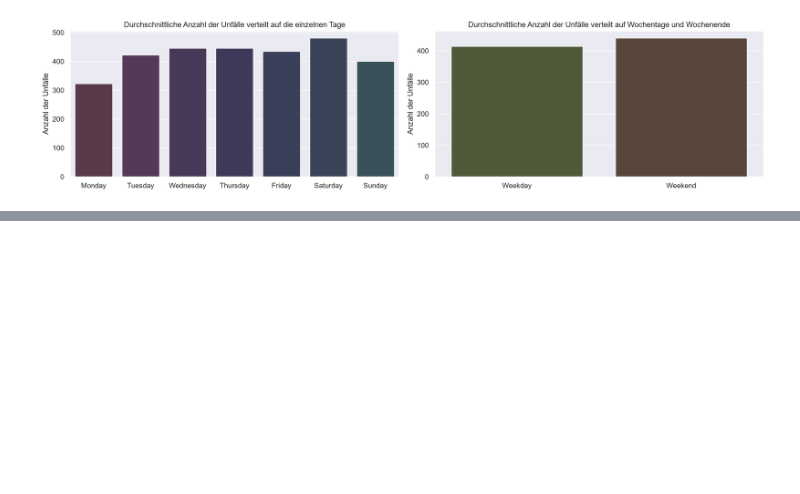
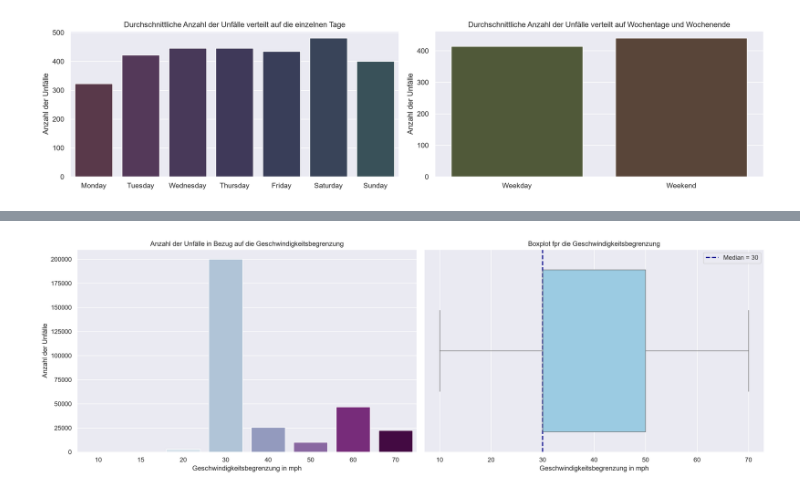
Before and after one commit to DamianM0N/Road-Accident-Dataset-deskriptive-Analyse, a Jupyter notebook: Projekt.ipynb, the cells around one changed output, grey strips where cells are left out. Cells and saved outputs as stored; diff of their text form; code cells hidden in the pictures; blank space fills up the shorter version.

```diff
--- a/Projekt.ipynb
+++ b/Projekt.ipynb
@@ -635,0 +689,20 @@ plt.show()
+# %%
+fig, axes = plt.subplots(1, 2, figsize = (18, 6), dpi = 200)
+
+#Einstellungen für den ersten Plot
+ax0 = sns.countplot(data = df, ax = axes[0], x = "Speed_limit", hue = "Speed_limit", palette = "BuPu", legend = False)
+ax0.set_xlabel("Geschwindigkeitsbegrenzung in mph")
+ax0.set_ylabel("Anzahl der Unfälle")
+ax0.set_title("Anzahl der Unfälle in Bezug auf die Geschwindigkeitsbegrenzung")
+
+#Einstellungen für den Boxplot
+ax1 = sns.boxplot(ax = axes[1], x = df["Speed_limit"], color = "#8FCFEEFF")
+ax1.axvline(df["Speed_limit"].median(), color = "darkblue", linestyle = "--", linewidth = 2, label = "Median = 30")
+ax1.set_xlabel("Geschwindigkeitsbegrenzung in mph")
+ax1.set_title("Boxplot fpr die Geschwindigkeitsbegrenzung")
+ax1.legend()
+
+plt.tight_layout()
+plt.show()
+# %% [output]
+[figure, added]
```
Also changed, not shown: parts of 5 cells of this notebook.
